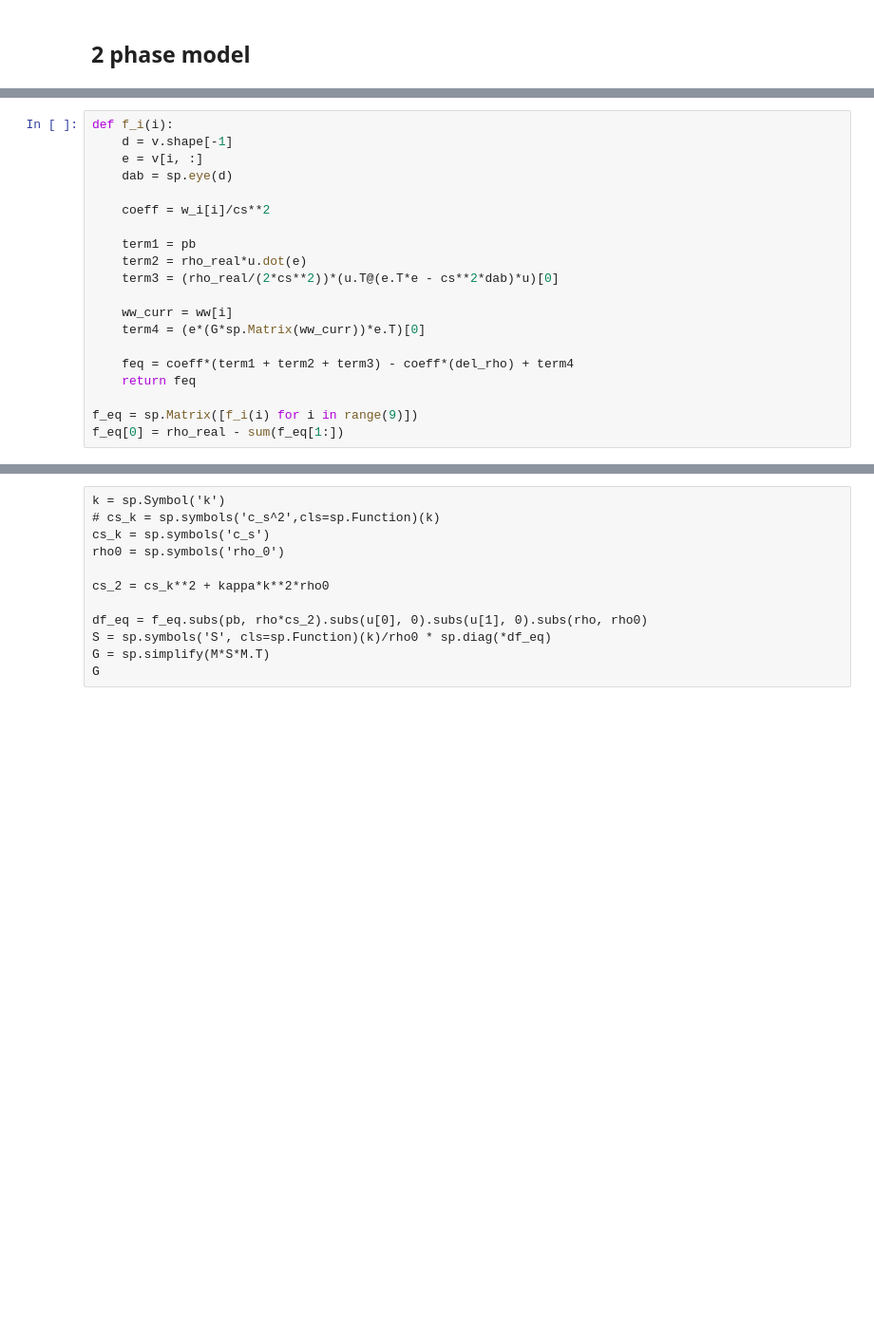
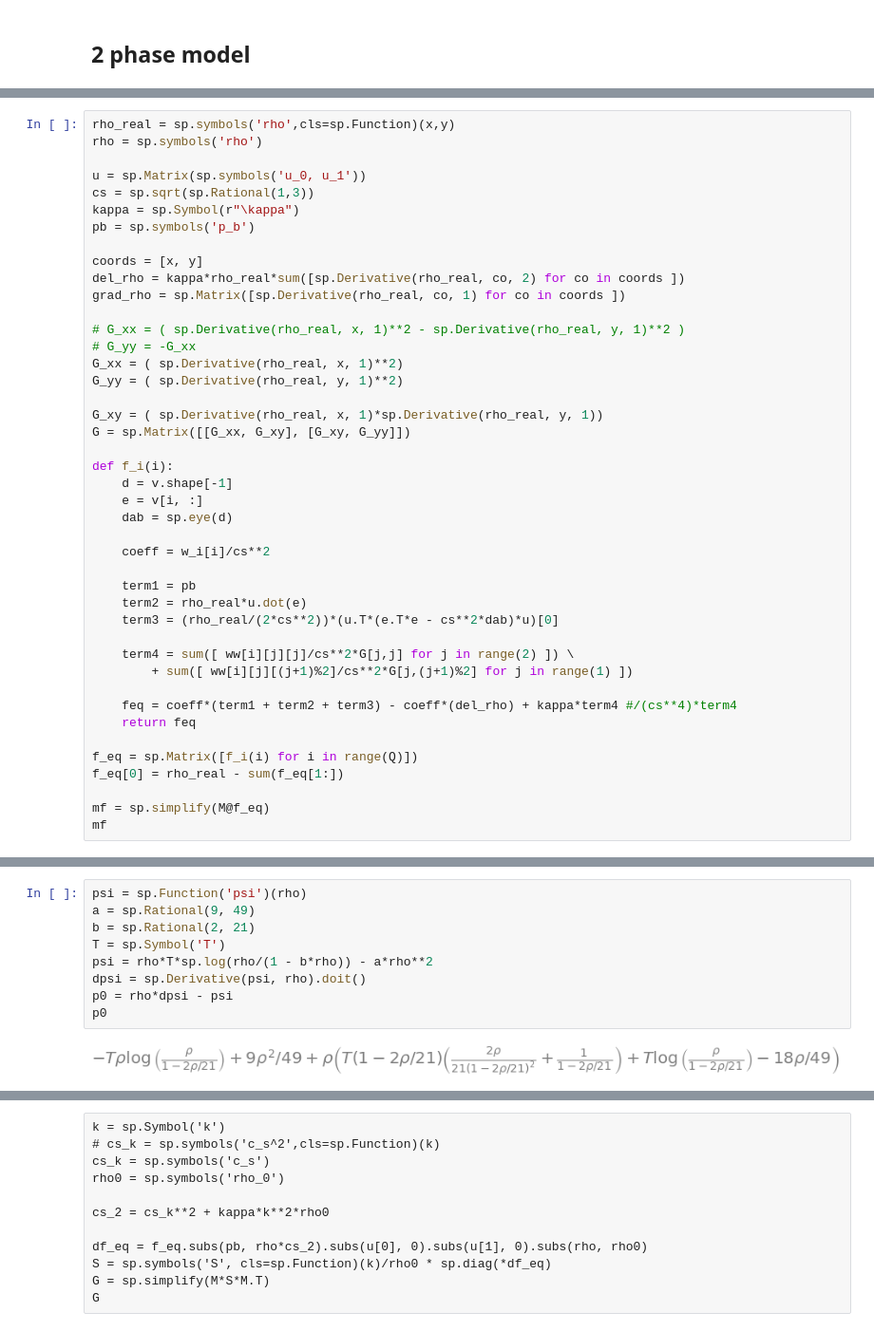
Before and after one commit to nkarthi95/amrex-tutorials, a Jupyter notebook: GuidedTutorials/LBM/lbmpy.ipynb, the cells around one changed output, grey strips where cells are left out. Shown at 95% size. Cells and saved outputs as stored; diff of their text form; blank space fills up the shorter version.

```diff
--- a/GuidedTutorials/LBM/lbmpy.ipynb
+++ b/GuidedTutorials/LBM/lbmpy.ipynb
@@ -311,4 +308,24 @@ $\displaystyle \left[\begin{matrix}9 \kappa \left(\left(\frac{\partial}{\partial
 # %%
+rho_real = sp.symbols('rho',cls=sp.Function)(x,y)
+rho = sp.symbols('rho')
+
+u = sp.Matrix(sp.symbols('u_0, u_1'))
+cs = sp.sqrt(sp.Rational(1,3))
+kappa = sp.Symbol(r"\kappa")
+pb = sp.symbols('p_b')
+
+coords = [x, y]
+del_rho = kappa*rho_real*sum([sp.Derivative(rho_real, co, 2) for co in coords ])
+grad_rho = sp.Matrix([sp.Derivative(rho_real, co, 1) for co in coords ])
+
+# G_xx = ( sp.Derivative(rho_real, x, 1)**2 - sp.Derivative(rho_real, y, 1)**2 )
+# G_yy = -G_xx
+G_xx = ( sp.Derivative(rho_real, x, 1)**2)
+G_yy = ( sp.Derivative(rho_real, y, 1)**2)
+
+G_xy = ( sp.Derivative(rho_real, x, 1)*sp.Derivative(rho_real, y, 1))
+G = sp.Matrix([[G_xx, G_xy], [G_xy, G_yy]])
+
 def f_i(i):
     d = v.shape[-1]
     e = v[i, :]
@@ -318,13 +335,16 @@ def f_i(i):
 
     term1 = pb
     term2 = rho_real*u.dot(e)
-    term3 = (rho_real/(2*cs**2))*(u.T@(e.T*e - cs**2*dab)*u)[0]
+    term3 = (rho_real/(2*cs**2))*(u.T*(e.T*e - cs**2*dab)*u)[0]
 
-    ww_curr = ww[i]
-    term4 = (e*(G*sp.Matrix(ww_curr))*e.T)[0]
+    term4 = sum([ ww[i][j][j]/cs**2*G[j,j] for j in range(2) ]) \
+        + sum([ ww[i][j][(j+1)%2]/cs**2*G[j,(j+1)%2] for j in range(1) ])
 
-    feq = coeff*(term1 + term2 + term3) - coeff*(del_rho) + term4
+    feq = coeff*(term1 + term2 + term3) - coeff*(del_rho) + kappa*term4 #/(cs**4)*term4
     return feq
 
-f_eq = sp.Matrix([f_i(i) for i in range(9)])
+f_eq = sp.Matrix([f_i(i) for i in range(Q)])
 f_eq[0] = rho_real - sum(f_eq[1:])
+
+mf = sp.simplify(M@f_eq)
+mf
@@ -335,0 +363,11 @@ $\displaystyle \left[\begin{matrix}p{\left(x,y \right)}\\u_{0} p{\left(x,y \righ
+# %%
+psi = sp.Function('psi')(rho)
+a = sp.Rational(9, 49)
+b = sp.Rational(2, 21)
+T = sp.Symbol('T')
+psi = rho*T*sp.log(rho/(1 - b*rho)) - a*rho**2
+dpsi = sp.Derivative(psi, rho).doit()
+p0 = rho*dpsi - psi
+p0
+# %% [output]
+[figure, added]
```
Also changed, not shown: parts of 26 cells of this notebook, 2 other files.
